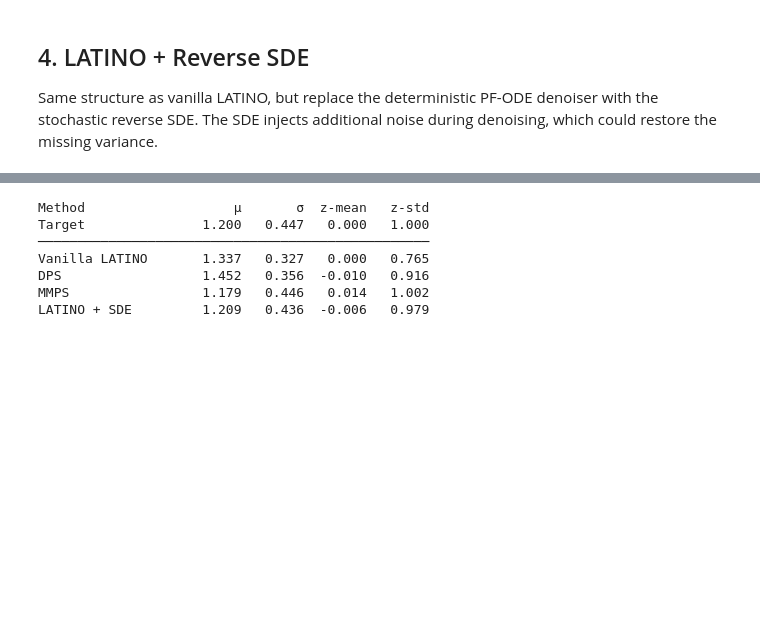
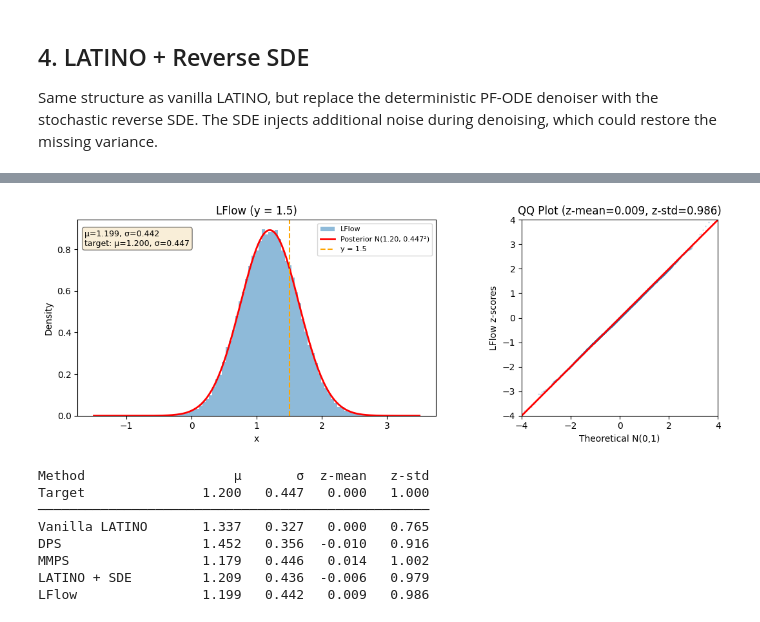
Before and after one commit to SammyS15/PhD_Project, a Jupyter notebook: notebooks/GaussianLATINO.ipynb, the cells around one changed output, grey strips where cells are left out. Saved outputs shown, nothing was run; the diff lists cells and outputs as text; code cells hidden in the pictures; blank space fills up the shorter version.

```diff
--- a/notebooks/GaussianLATINO.ipynb
+++ b/notebooks/GaussianLATINO.ipynb
@@ -221,3 +235,40 @@ res_sde = evaluate(latino_sde, 'LATINO + SDE', jax.random.PRNGKey(2))
+# %%
+def lflow(y, key, N=200, t_max=0.999, t_min=0.001, zeta=1.0):
+    key, subkey = jax.random.split(key)
+    # Initialize from marginal at t ≈ 1: x_t ~ N((1-t)μ₀, (1-t)²σ₀² + t²)
+    mean_t = (1 - t_max) * mu_0
+    var_t = (1 - t_max)**2 * sigma_0**2 + t_max**2
+    x = mean_t + jnp.sqrt(var_t) * jax.random.normal(subkey, y.shape)
+
+    dt = (t_max - t_min) / N
+
+    for i in range(N):
+        t = t_max - i * dt
+        sigma_t2 = (1 - t)**2 * sigma_0**2 + t**2
+
+        # Tweedie denoised estimate: E[x₀ | x_t]
+        x0_hat = mu_0 + (1 - t) * sigma_0**2 / sigma_t2 * (x - (1 - t) * mu_0)
+
+        # Velocity field: v(x_t, t) = E[z₁|x_t] - E[x₀|x_t]
+        z1_hat = t / sigma_t2 * (x - (1 - t) * mu_0)
+        v = z1_hat - x0_hat
+
+        # Posterior covariance (exact Tweedie for Gaussian)
+        V_t = sigma_0**2 * t**2 / sigma_t2
+
+        # Guidance: -V_t/t · (y - x̂₀) / (σ_n² + V_t)
+        # Equivalent to -t/(1-t) · ∇_{x_t} log p(y|x_t) with MMPS-style covariance
+        guidance = V_t / t * (y - x0_hat) / (sigma_n**2 + V_t)
+        v_guided = v - zeta * guidance
+
+        # Euler step backward in t
+        x = x - v_guided * dt
+
+    return x
+
+res_lflow = evaluate(lflow, 'LFlow', jax.random.PRNGKey(4))
+# %% [output]
+[figure, added]
 # %%
 # Summary comparison
 mu_p = float(posterior_mean(y_star))
@@ -225,7 +276,8 @@ print(f"{'Method':<18} {'μ':>7} {'σ':>7} {'z-mean':>7} {'z-std':>7}")
 print(f"{'Target':<18} {mu_p:7.3f} {sigma_post:7.3f} {'0.000':>7} {'1.000':>7}")
 print("─" * 50)
 for name, res in [('Vanilla LATINO', res_latino), ('DPS', res_dps),
-                   ('MMPS', res_mmps), ('LATINO + SDE', res_sde)]:
+                   ('MMPS', res_mmps), ('LATINO + SDE', res_sde),
+                   ('LFlow', res_lflow)]:
     print(f"{name:<18} {res[0]:7.3f} {res[1]:7.3f} {res[2]:7.3f} {res[3]:7.3f}")
 # %% [output]
 Method                   μ       σ  z-mean   z-std
@@ -235,3 +287,4 @@ Vanilla LATINO       1.337   0.327   0.000   0.765
 DPS                  1.452   0.356  -0.010   0.916
 MMPS                 1.179   0.446   0.014   1.002
 LATINO + SDE         1.209   0.436  -0.006   0.979
+LFlow                1.199   0.442   0.009   0.986
```
Also changed, not shown: parts of 3 cells of this notebook, 1 other file.
